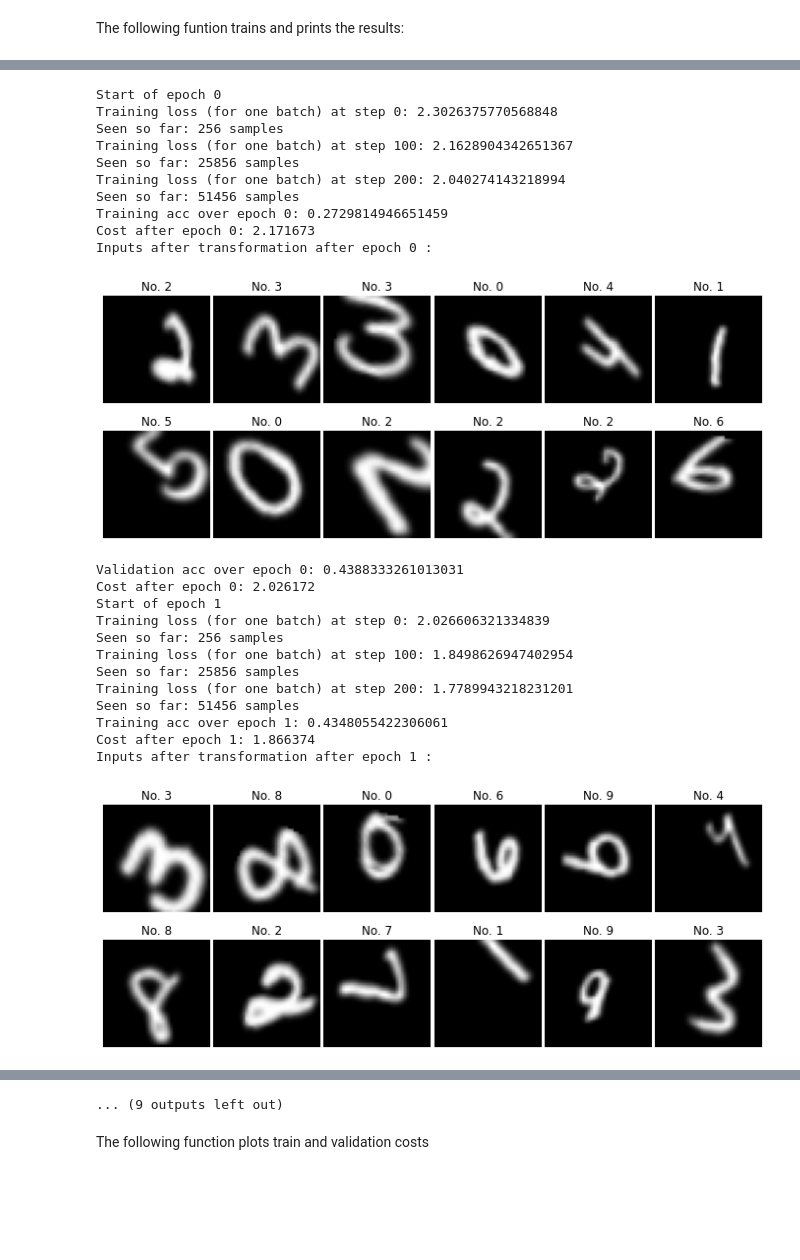
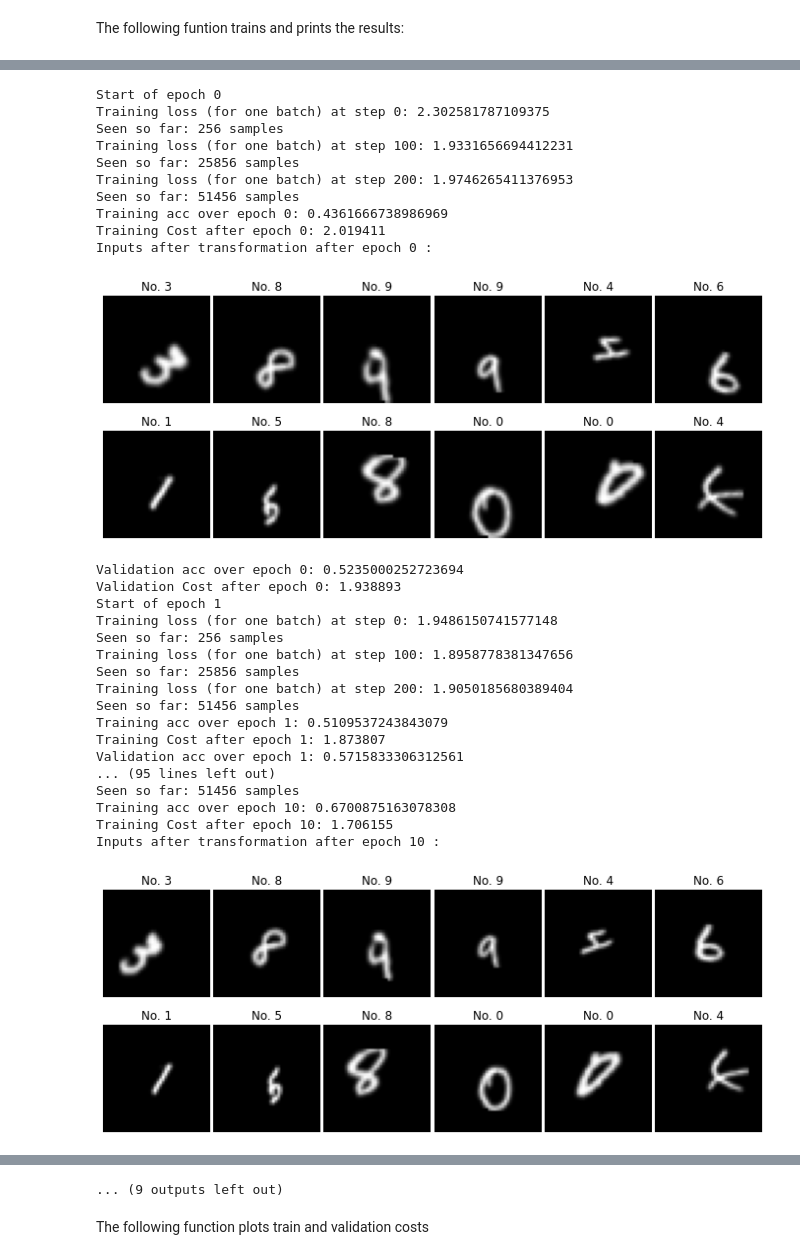
Before and after one commit to Helter-Skelter900/STN_NNFL, a Jupyter notebook: STN_NNFL.ipynb, the cells around one changed output, grey strips where cells are left out. Cells and saved outputs as stored; diff of their text form; code cells hidden in the pictures; blank space fills up the shorter version.

```diff
--- a/STN_NNFL.ipynb
+++ b/STN_NNFL.ipynb
@@ -159,9 +125,9 @@ def learning_decay(base_learning_rate, epoch_num, decay_rate):
 # %% [markdown]
 The following funtion trains and prints the results:
 # %%
-def train_STN(input_shape, num_classes, base_learning_rate=1e-2, batch_size = 64, num_epochs = 100, decay_rate = 0.09, l2_reg = 0.00, drop_rate = 0.00, print_steps = 200, print_freq = 1):
+def train_STN(input_shape, num_classes, base_learning_rate=1e-2, batch_size = 64, num_epochs = 100, decay_rate = 0.09, l2_reg = 0.00, drop_rate = 0.00, batch_norm = 0, opti = 'sgd', print_steps = 200, print_freq = 1):
   # Call the model with parameters
-  stn_model = STN_Model(input_shape=input_shape, num_classes=num_classes, reg=l2_reg, drop_rate=drop_rate)
+  stn_model = STN_Model(input_shape=input_shape, num_classes=num_classes, reg=l2_reg, drop_rate=drop_rate, batch_norm=batch_norm)
   # define intermediate model to visualize the transformation
   stn_model.layers[11]._name='sample_interpolate'
   layer_output=stn_model.get_layer('sample_interpolate').output
@@ -169,7 +135,7 @@ def train_STN(input_shape, num_classes, base_learning_rate=1e-2, batch_size = 64
   #define metrics
   train_acc_metric = keras.metrics.CategoricalAccuracy()
   val_acc_metric = keras.metrics.CategoricalAccuracy()
-
+  test_acc_metric = keras.metrics.CategoricalAccuracy()
   batch_size = batch_size
   train_dataset = tf.data.Dataset.from_tensor_slices((train_data_1, train_label))
   train_dataset = train_dataset.shuffle(buffer_size=1024).batch(batch_size)
@@ -177,13 +143,21 @@ def train_STN(input_shape, num_classes, base_learning_rate=1e-2, batch_size = 64
   #prepare val dataset
   val_dataset = tf.data.Dataset.from_tensor_slices((val_data_1, val_label))
   val_dataset = val_dataset.batch(64)
+
+  #prepare test dataset
+  test_dataset = tf.data.Dataset.from_tensor_slices((test_data_1, test_label))
+  test_dataset = test_dataset.batch(64)
+
   costs = []
   costs_val = []
   epochs = num_epochs
   for epoch in range(epochs):
     learning_rate = learning_decay(base_learning_rate, epoch, decay_rate)
     # Instantiate an optimizer.
-    optimizer = keras.optimizers.Adam(learning_rate=learning_rate)
+    if opti == 'adam':
+      optimizer = keras.optimizers.Adam(learning_rate=learning_rate)
+    if opti == 'sgd':
+      optimizer = keras.optimizers.SGD(learning_rate=learning_rate)
     # Instantiate a loss function.
     loss_fn = keras.losses.CategoricalCrossentropy(from_logits=True)
     epoch_cost = 0
@@ -212,10 +186,22 @@ def train_STN(input_shape, num_classes, base_learning_rate=1e-2, batch_size = 64
     #store the training costs over the epochs
     costs.append(epoch_cost*batch_size/(train_data_1.shape[0]))
     #print the output of transform layer
+
+    #this part prints and saves the images in drive
     if epoch % print_freq == 0:
       intermediate_prediction=intermediate_model.predict(train_data_1)
-      print('Inputs after transformation after epoch %i :\n' % epoch)
-      plot_imagesNlabels(intermediate_prediction,train_label, fname = "transformation" + str(epoch))
+      if l2_reg==0 and drop_rate==0 and batch_norm == 0:
+        print('Inputs after transformation after epoch %i :\n' % epoch)
+        plot_imagesNlabels(intermediate_prediction,train_label, fname = "/content/gdrive/My Drive/project/STN_NNFL/wo_reg_drop/transformation " + str(epoch))
+      if l2_reg != 0 and drop_rate == 0:
+        print('Inputs after transformation after epoch %i :\n' % epoch)
+        plot_imagesNlabels(intermediate_prediction,train_label, fname = "/content/gdrive/My Drive/project/STN_NNFL/w_reg/transformation " + str(epoch))
+      if l2_reg != 0 and drop_rate !=0:
+        print('Inputs after transformation after epoch %i :\n' % epoch)
+        plot_imagesNlabels(intermediate_prediction,train_label, fname = "/content/gdrive/My Drive/project/STN_NNFL/w_reg_drop/transformation " + str(epoch))
+      if batch_norm != 0:
+        print('Inputs after transformation after epoch %i :\n' % epoch)
+        plot_imagesNlabels(intermediate_prediction,train_label, fname = "/content/gdrive/My Drive/project/STN_NNFL/w_batch_norm/transformation " + str(epoch))
 
 
 
@@ -235,5 +221,15 @@ def train_STN(input_shape, num_classes, base_learning_rate=1e-2, batch_size = 64
     print('Validation acc over epoch %i: %s' % (epoch, float(val_acc),))
     print ("Validation Cost after epoch %i: %f" % (epoch, (val_cost*64/(val_data_1.shape[0]))))
 
+  # run the test data after completing training
+  test_cost =0
+  for x_batch_test, y_batch_test in test_dataset:
+    test_logits = stn_model(x_batch_test,training=False)
+    test_loss = loss_fn(y_batch_test, test_logits)
+    test_cost += test_loss
+    test_acc_metric.update_state(y_batch_test, test_logits)
+  test_acc = test_acc_metric.result()
+  print('test acc over epoch: %s' % (float(test_acc),))
+  print("test Cost after epoch: %f" % ((test_cost*64/(test_data_1.shape[0]))))
 
   return stn_model, np.squeeze(costs), np.squeeze(costs_val)
@@ -242,27 +238,32 @@ Let us train our model
 # %%
-stn_model,train_cost,val_cost = train_STN(input_shape = input_shape, num_classes = num_classes, base_learning_rate=1e-2, batch_size = 256, num_epochs = 10, decay_rate = 0.09, l2_reg = 0.00, drop_rate = 0.00, print_steps = 100, print_freq = 1)
+stn_model,train_cost,val_cost = train_STN(input_shape = input_shape, num_classes = num_classes, base_learning_rate=1e-2, batch_size = 256, num_epochs = 100, decay_rate = 0.09, l2_reg = 0.00, drop_rate = 0.00, batch_norm = 0, opti = 'adam', print_steps = 100, print_freq = 10)
 # %% [output]
 Start of epoch 0
-Training loss (for one batch) at step 0: 2.3026375770568848
+Training loss (for one batch) at step 0: 2.302581787109375
 Seen so far: 256 samples
-Training loss (for one batch) at step 100: 2.1628904342651367
+Training loss (for one batch) at step 100: 1.9331656694412231
 Seen so far: 25856 samples
-Training loss (for one batch) at step 200: 2.040274143218994
+Training loss (for one batch) at step 200: 1.9746265411376953
 Seen so far: 51456 samples
-Training acc over epoch 0: 0.2729814946651459
-Cost after epoch 0: 2.171673
+Training acc over epoch 0: 0.4361666738986969
+Training Cost after epoch 0: 2.019411
 Inputs after transformation after epoch 0 :
-[figure, old version]
+[figure, new version]
-Validation acc over epoch 0: 0.4388333261013031
-Cost after epoch 0: 2.026172
+Validation acc over epoch 0: 0.5235000252723694
+Validation Cost after epoch 0: 1.938893
 Start of epoch 1
-Training loss (for one batch) at step 0: 2.026606321334839
+Training loss (for one batch) at step 0: 1.9486150741577148
 Seen so far: 256 samples
-Training loss (for one batch) at step 100: 1.8498626947402954
+Training loss (for one batch) at step 100: 1.8958778381347656
 Seen so far: 25856 samples
-Training loss (for one batch) at step 200: 1.7789943218231201
+Training loss (for one batch) at step 200: 1.9050185680389404
 Seen so far: 51456 samples
-Training acc over epoch 1: 0.4348055422306061
-Cost after epoch 1: 1.866374
-Inputs after transformation after epoch 1 :
+Training acc over epoch 1: 0.5109537243843079
+Training Cost after epoch 1: 1.873807
+Validation acc over epoch 1: 0.5715833306312561
+... (95 lines left out)
+Seen so far: 51456 samples
+Training acc over epoch 10: 0.6700875163078308
+Training Cost after epoch 10: 1.706155
+Inputs after transformation after epoch 10 :
-[figure, old version]
+[figure, new version]
```
Also changed, not shown: parts of 40 cells of this notebook.
